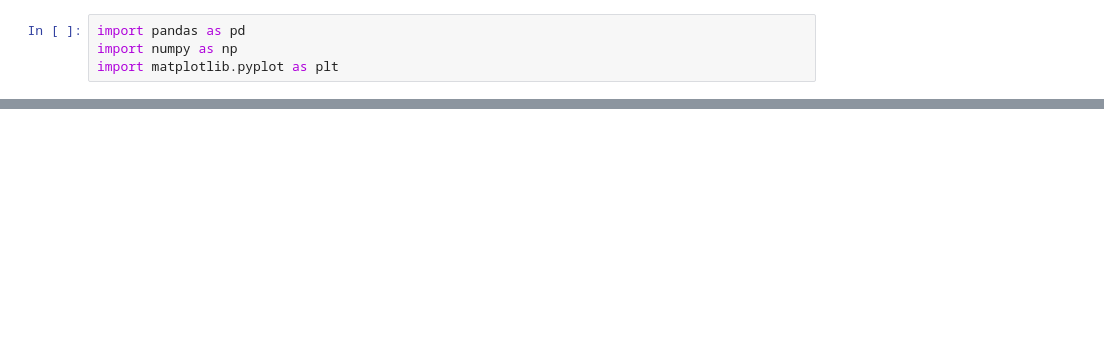
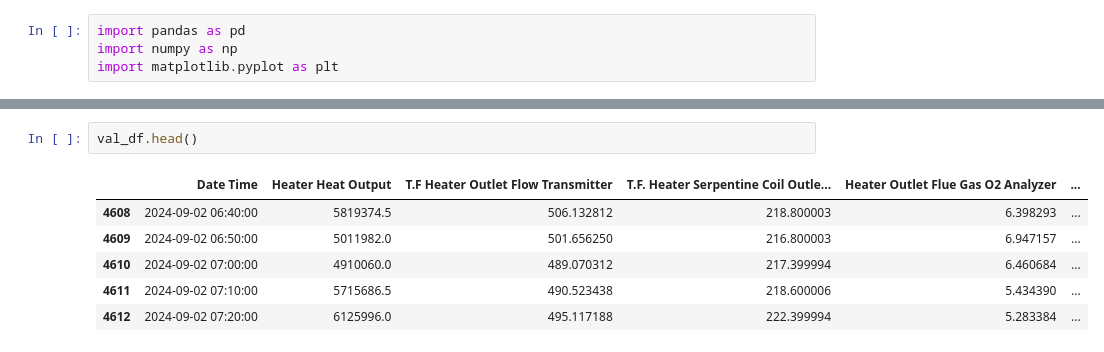
Before and after one commit to Nipuna-Tennakoon/AI-Development-for-Biomass-Heaters, a Jupyter notebook: eda/data_processing.ipynb, the cells around one changed output, grey strips where cells are left out. Drawn from its saved outputs; the diff is of its cells as text; blank space fills up the shorter version.

```diff
--- a/eda/data_processing.ipynb
+++ b/eda/data_processing.ipynb
@@ -14,0 +53,9 @@ df.head()
+# %%
+val_df.head()
+# %% [output]
+|  | Date Time | Heater Heat Output | T.F Heater Outlet Flow Transmitter | T.F. Heater Serpentine Coil Outle... | Heater Outlet Flue Gas O2 Analyzer | ... |
+| 4608 | 2024-09-02 06:40:00 | 5819374.5 | 506.132812 | 218.800003 | 6.398293 | ... |
+| 4609 | 2024-09-02 06:50:00 | 5011982.0 | 501.656250 | 216.800003 | 6.947157 | ... |
+| 4610 | 2024-09-02 07:00:00 | 4910060.0 | 489.070312 | 217.399994 | 6.460684 | ... |
+| 4611 | 2024-09-02 07:10:00 | 5715686.5 | 490.523438 | 218.600006 | 5.434390 | ... |
+| 4612 | 2024-09-02 07:20:00 | 6125996.0 | 495.117188 | 222.399994 | 5.283384 | ... |
```
Also changed, not shown: parts of 7 cells of this notebook.
